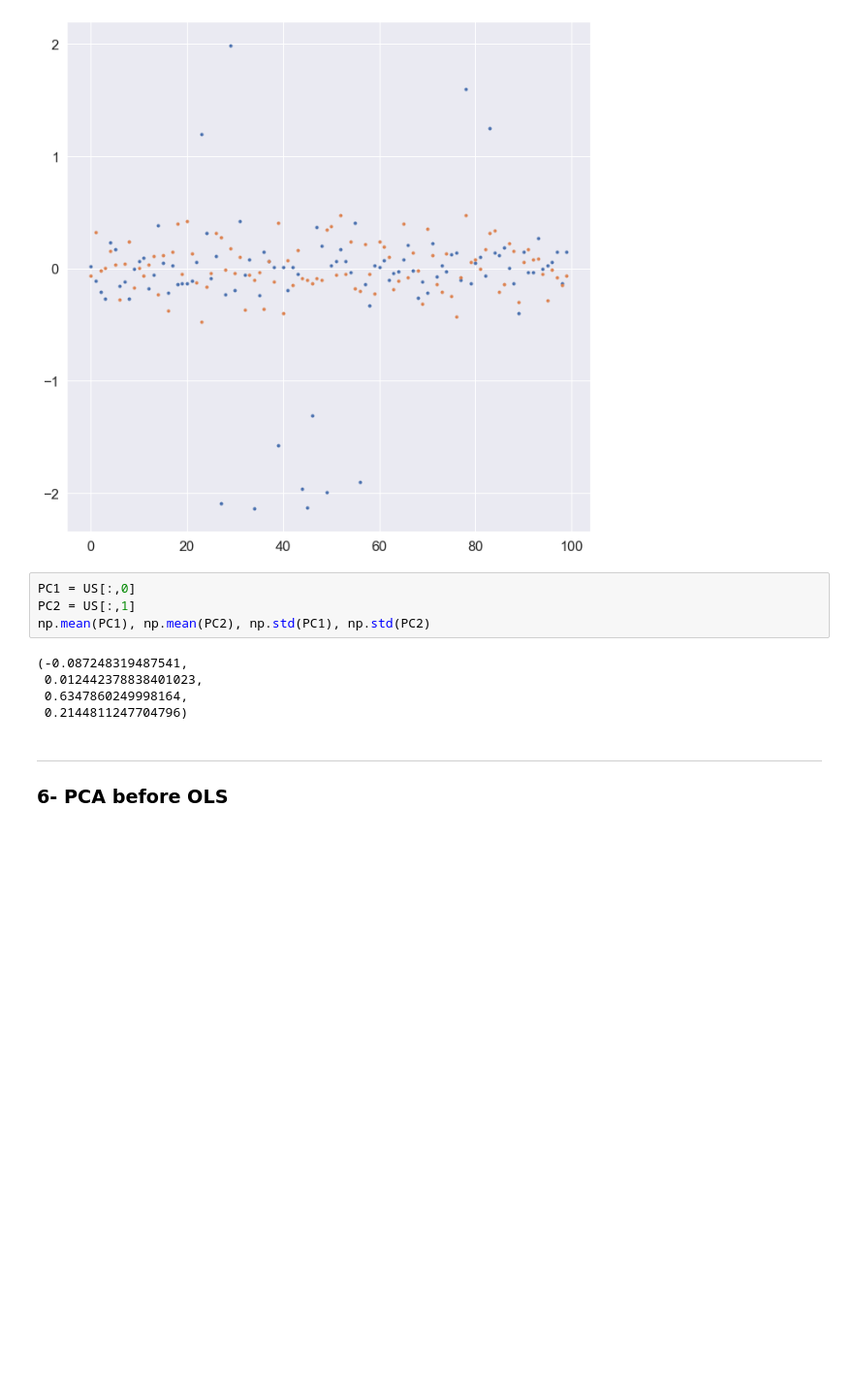
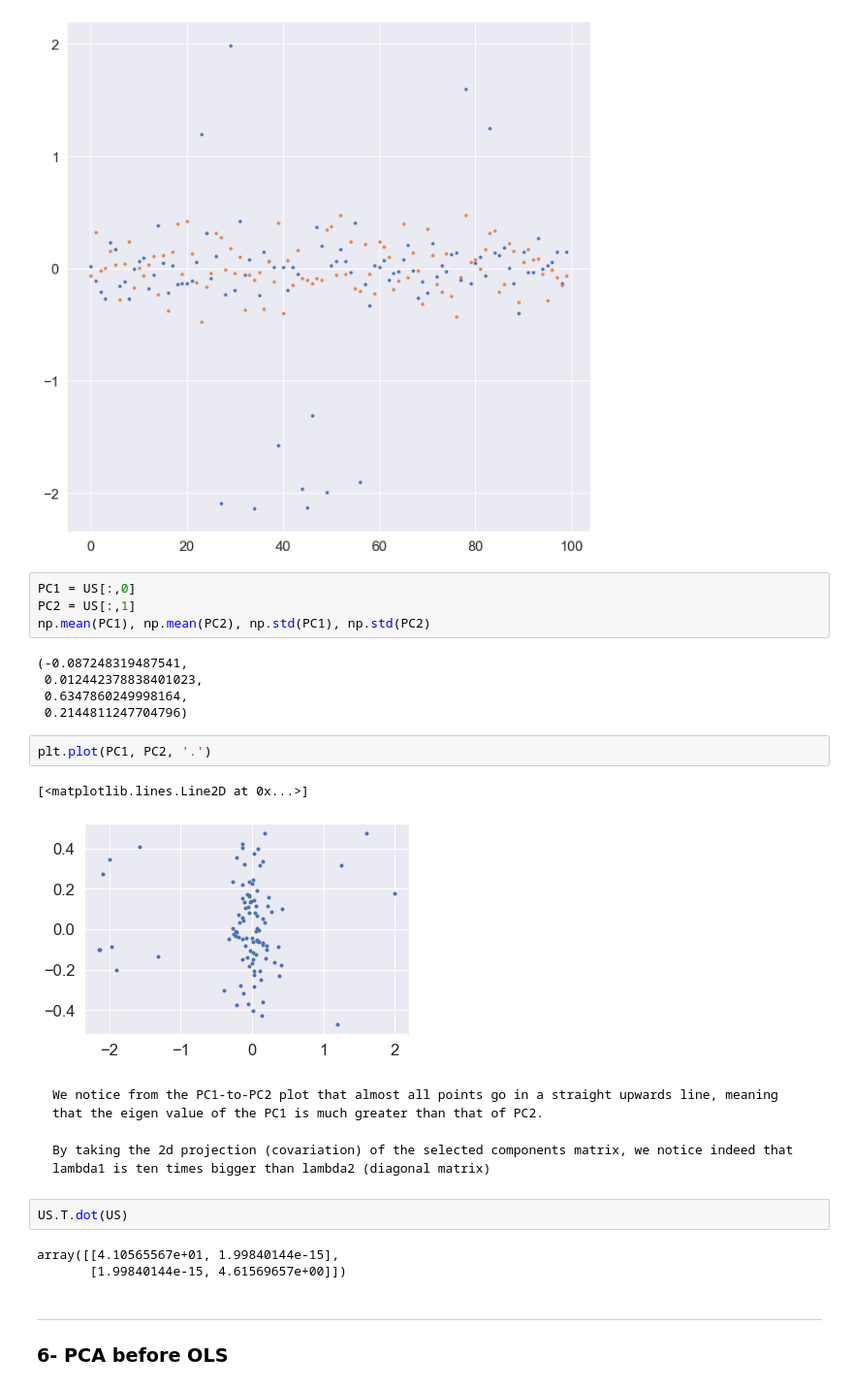
Before and after one commit to Bourhano/TelecomParis, a Jupyter notebook: StatisticsOLS/sd-tsia204_lab2_dernayka_bourhan.ipynb, the cells around one changed output. Shown at 97% size. Cells and saved outputs as stored; diff of their text form; blank space fills up the shorter version.

```diff
--- a/StatisticsOLS/sd-tsia204_lab2_dernayka_bourhan.ipynb
+++ b/StatisticsOLS/sd-tsia204_lab2_dernayka_bourhan.ipynb
@@ -308,6 +300,20 @@ np.mean(PC1), np.mean(PC2), np.std(PC1), np.std(PC2)
  0.012442378838401023,
  0.6347860249998164,
  0.2144811247704796)
+# %%
+plt.plot(PC1, PC2, '.')
+# %% [output]
+[<matplotlib.lines.Line2D at 0x...>]
+[figure, added]
+# %% [markdown]
+    We notice from the PC1-to-PC2 plot that almost all points go in a straight upwards line, meaning that the eigen value of the PC1 is much greater than that of PC2.
+
+    By taking the 2d projection (covariation) of the selected components matrix, we notice indeed that lambda1 is ten times bigger than lambda2 (diagonal matrix)
+# %%
+US.T.dot(US)
+# %% [output]
+array([[4.10565567e+01, 1.99840144e-15],
+       [1.99840144e-15, 4.61569657e+00]])
 # %% [markdown]
 ___
 ### 6- PCA before OLS
```
Also changed, not shown: parts of 16 cells of this notebook.
